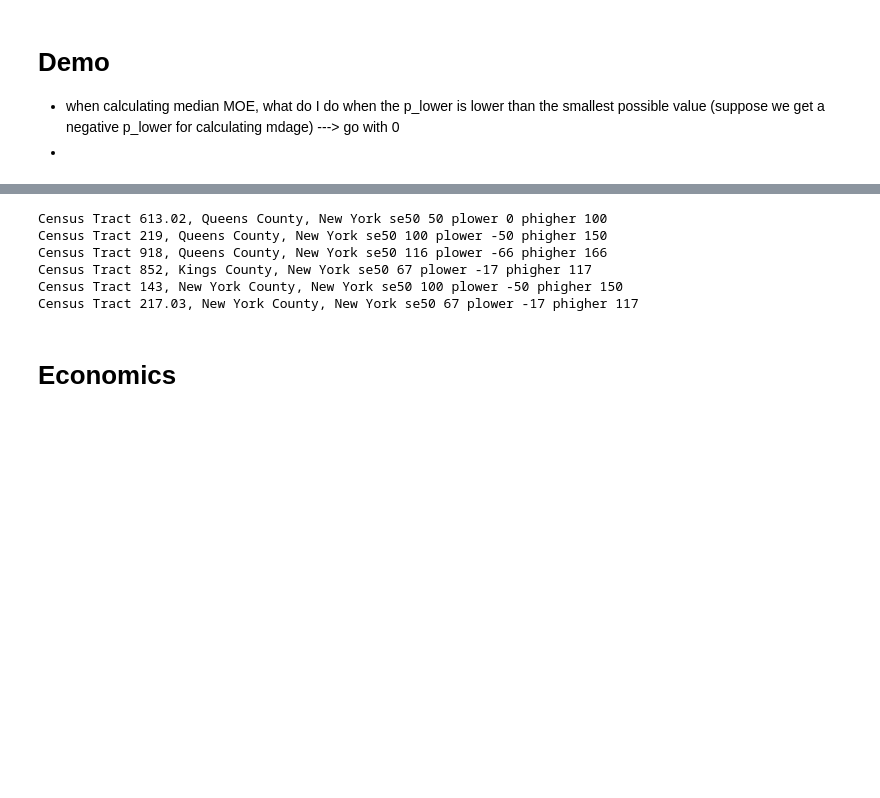
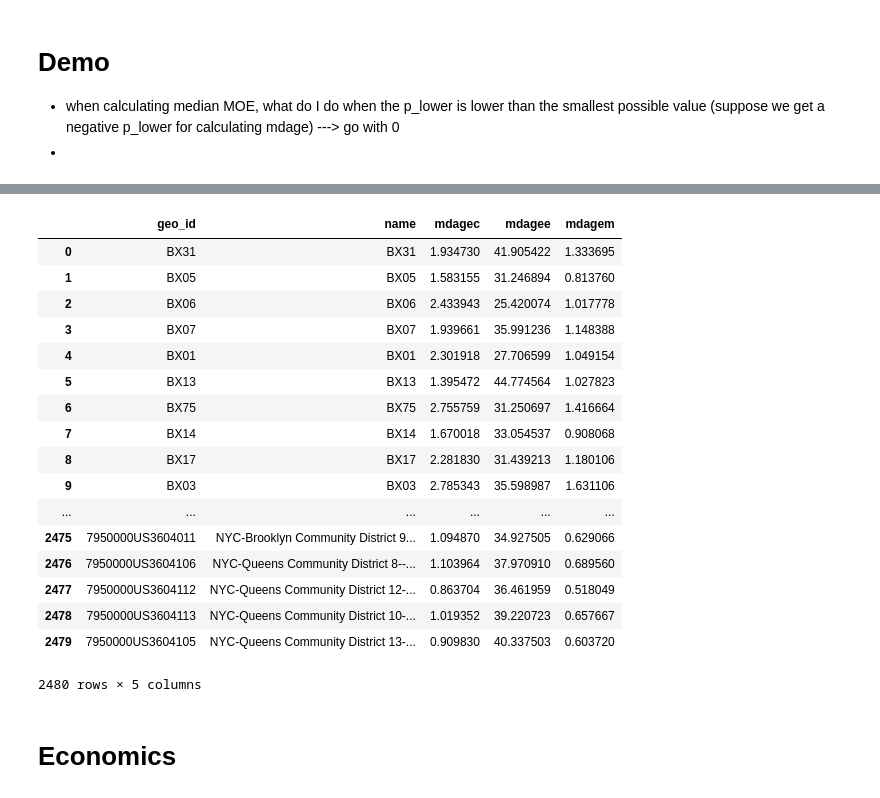
Before and after one commit to NYCPlanning/db-acs, a Jupyter notebook: calculate_median.ipynb, the cells around one changed output, grey strips where cells are left out. Cells and saved outputs as stored; diff of their text form; code cells hidden in the pictures; blank space fills up the shorter version.

Commit message:
update median calculation

```diff
--- a/calculate_median.ipynb
+++ b/calculate_median.ipynb
@@ -319,0 +411,4 @@ df['mdagee'] = df.apply(lambda row: get_median(mdage, row), axis=1)
+# %%
+df['geoid'] = df['geo_id'].apply(format_geoid)
+df['geotype'] = df['geo_id'].apply(assign_geotype)
+df['geogname'] = df.apply(lambda row: assign_geogname(row['geotype'],row['name'],row['geoid']),  axis=1)
@@ -320,12 +453,36 @@ df['mdagee'] = df.apply(lambda row: get_median(mdage, row), axis=1)
+# %%
+def get_c(e, m):
+    if e == 0:
+        return np.nan
+    else:
+        return m/1.645/e*100
 # %%
+df['mdagee'] = df.apply(lambda row: get_median(mdage, row), axis=1)
 df['mdagem'] = df.apply(lambda row: get_median_moe(mdage, row, DF=design_factor['mdage']), axis=1)
+df['mdagez'] = np.nan
+df['mdagep'] = np.nan
+df['mdagec'] = df.apply(lambda row: get_c(row['mdagee'], row['mdagem']), axis=1)
-# %% [output]
-Census Tract 613.02, Queens County, New York se50 50 plower 0 phigher 100
-Census Tract 219, Queens County, New York se50 100 plower -50 phigher 150
-Census Tract 918, Queens County, New York se50 116 plower -66 phigher 166
-Census Tract 852, Kings County, New York se50 67 plower -17 phigher 117
-Census Tract 143, New York County, New York se50 100 plower -50 phigher 150
-Census Tract 217.03, New York County, New York se50 67 plower -17 phigher 117
+# %%
+df[['geo_id','name', 'mdagec','mdagee', 'mdagem']]
+# %% [output]
+|  | geo_id | name | mdagec | mdagee | mdagem |
+| 0 | BX31 | BX31 | 1.934730 | 41.905422 | 1.333695 |
+| 1 | BX05 | BX05 | 1.583155 | 31.246894 | 0.813760 |
+| 2 | BX06 | BX06 | 2.433943 | 25.420074 | 1.017778 |
+| 3 | BX07 | BX07 | 1.939661 | 35.991236 | 1.148388 |
+| 4 | BX01 | BX01 | 2.301918 | 27.706599 | 1.049154 |
+| 5 | BX13 | BX13 | 1.395472 | 44.774564 | 1.027823 |
+| 6 | BX75 | BX75 | 2.755759 | 31.250697 | 1.416664 |
+| 7 | BX14 | BX14 | 1.670018 | 33.054537 | 0.908068 |
+| 8 | BX17 | BX17 | 2.281830 | 31.439213 | 1.180106 |
+| 9 | BX03 | BX03 | 2.785343 | 35.598987 | 1.631106 |
+| ... | ... | ... | ... | ... | ... |
+| 2475 | 7950000US3604011 | NYC-Brooklyn Community District 9... | 1.094870 | 34.927505 | 0.629066 |
+| 2476 | 7950000US3604106 | NYC-Queens Community District 8--... | 1.103964 | 37.970910 | 0.689560 |
+| 2477 | 7950000US3604112 | NYC-Queens Community District 12-... | 0.863704 | 36.461959 | 0.518049 |
+| 2478 | 7950000US3604113 | NYC-Queens Community District 10-... | 1.019352 | 39.220723 | 0.657667 |
+| 2479 | 7950000US3604105 | NYC-Queens Community District 13-... | 0.909830 | 40.337503 | 0.603720 |
+2480 rows × 5 columns
 # %% [markdown]
 # Economics
 # %%
```
Also changed, not shown: parts of 12 cells of this notebook, 3 other files.
